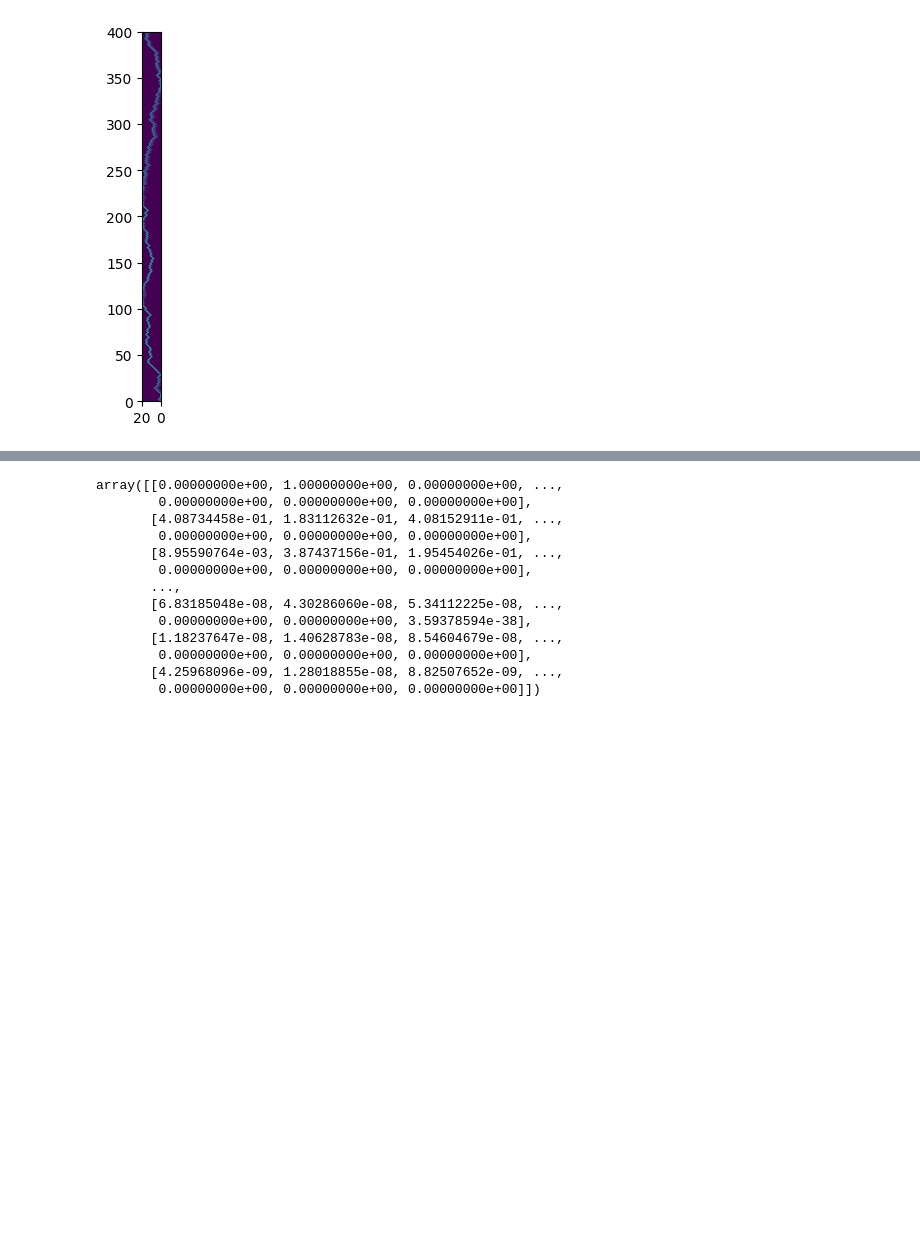
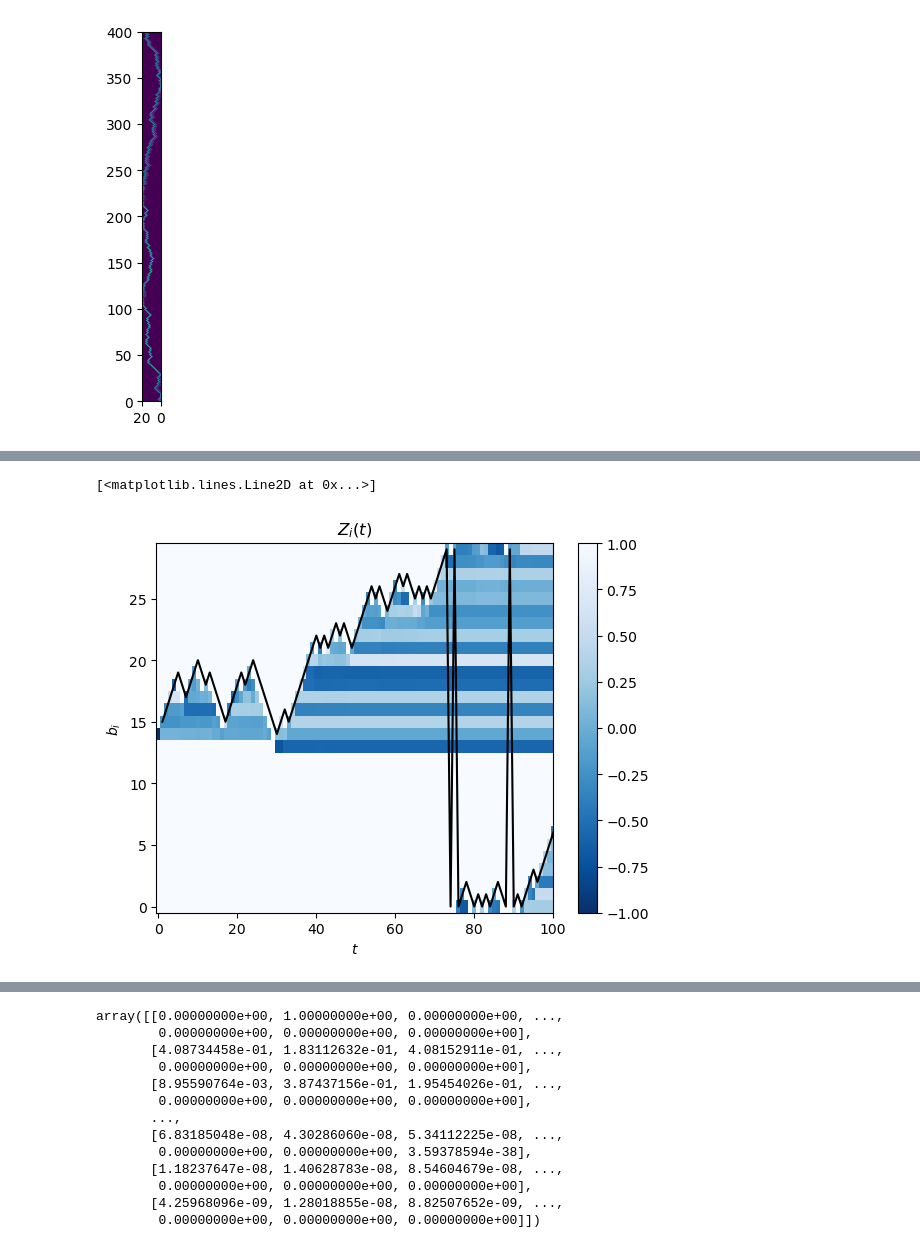
Before and after one commit to hainingpan/CT_MPS, a Jupyter notebook: FM_coherence_read.ipynb, the cells around one changed output, grey strips where cells are left out. Saved outputs shown, nothing was run; the diff lists cells and outputs as text; code cells hidden in the pictures; blank space fills up the shorter version.

```diff
--- a/FM_coherence_read.ipynb
+++ b/FM_coherence_read.ipynb
@@ -88,0 +147,24 @@ plt.xlim(20,0)
+# %%
+fig,ax=plt.subplots()
+p_ctrl = 0.4
+sC =2
+data = np.stack(df_MPS_0_T.xs('Oi',level='Metrics').xs(sC,level='sC').xs(p_ctrl,level='p_ctrl').xs(0.0,level='p_proj').xs(L,level='L')['observations']).mean(axis=0)
+rescaled_data = (data)
+# np.fft.fftshift
+# im =ax.pcolormesh(np.fft.fftshift(rescaled_data,axes=0),cmap='seismic', shading='nearest', vmin=-2,vmax=2)
+im =ax.pcolormesh(np.fft.fftshift(rescaled_data,axes=(0)),cmap='Blues_r', shading='nearest', vmin=-1,vmax=1)
+# im =ax.pcolormesh((data),cmap='Blues',vmin=-1,vmax=1)
+plt.colorbar(im)
+ax.set_title('$Z_i(t)$')
+
+ax.set_xlabel('$t$')
+ax.set_ylabel('$b_i$')
+ax.set_xlim(None,100)
+
+color_list = {'Control':'yellow','Bernoulli':'red'}
+left_idx_list = [x[0]['Site'][0] for x in df_MPS_0_T.xs('op_history',level='Metrics').xs(sC,level='sC').xs(p_ctrl,level='p_ctrl').xs(0.0,level='p_proj').xs(L,level='L')['observations'].iloc[0]]
+ax.plot(np.arange(len(left_idx_list))+1,(np.array(left_idx_list)+L//2)%L,color='k')
+# ax.scatter(np.arange(len(right_idx_list))+1,right_idx_list, s=3,c = [color_list[idx] for idx in type_list])
+# %% [output]
+[<matplotlib.lines.Line2D at 0x...>]
+[figure, added]
```
Also changed, not shown: parts of 26 cells of this notebook, 10 other files.
